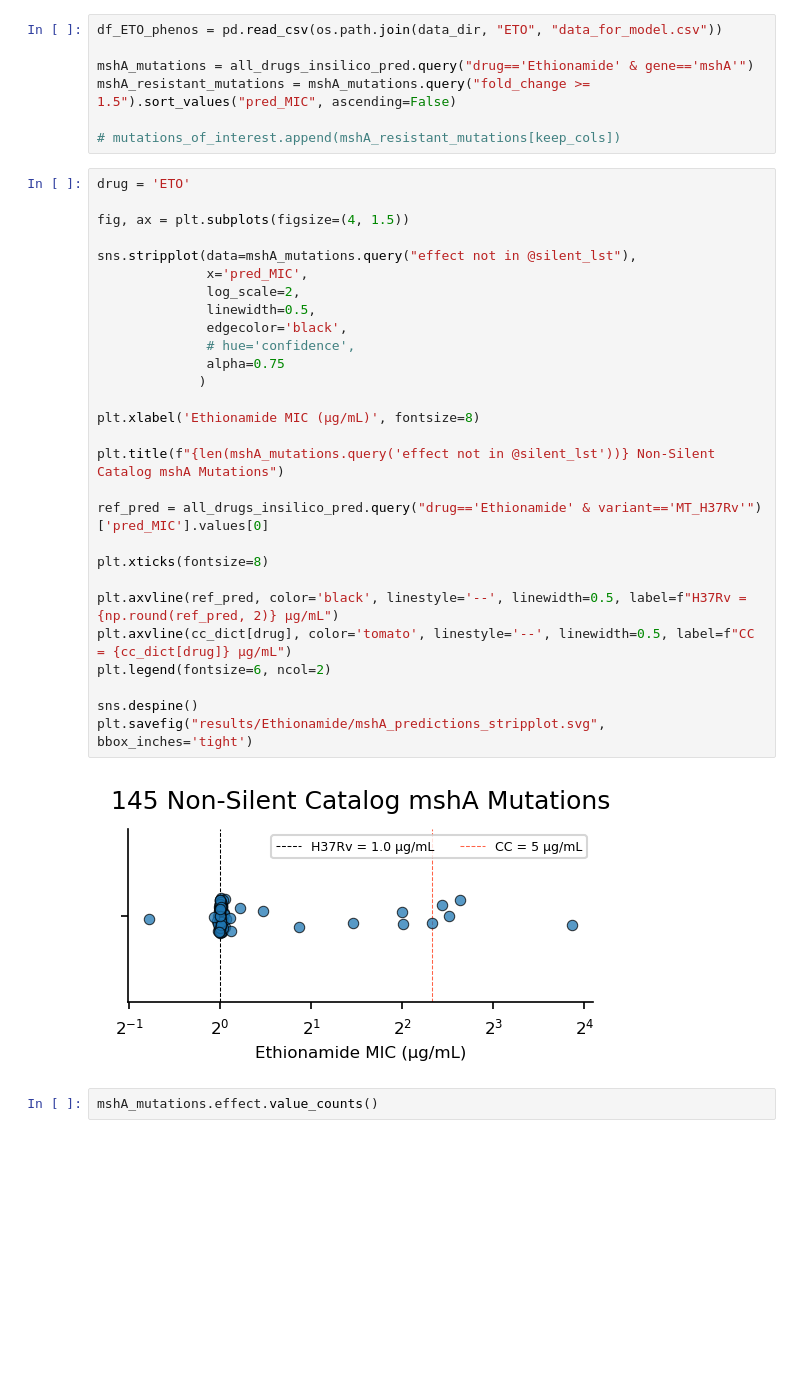
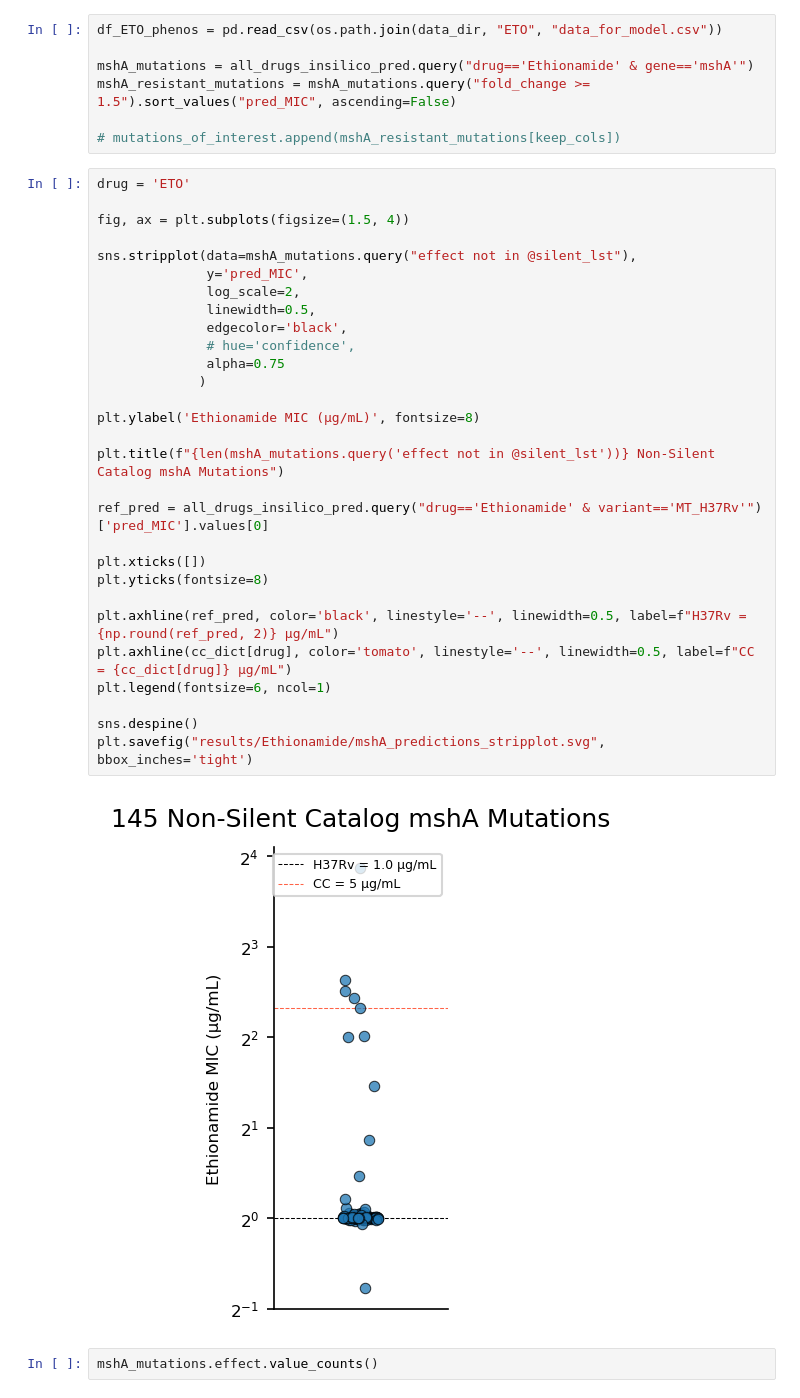
Before and after one commit to sanju99/MtbQuantCNN, a Jupyter notebook: analysis/insilico_analysis.ipynb, the cells around one changed output. Cells and saved outputs as stored; diff of their text form; blank space fills up the shorter version.

```diff
--- a/analysis/insilico_analysis.ipynb
+++ b/analysis/insilico_analysis.ipynb
@@ -700,33 +701,34 @@ mshA_resistant_mutations = mshA_mutations.query("fold_change >= 1.5").sort_value
 # %%
 drug = 'ETO'
 
-fig, ax = plt.subplots(figsize=(4, 1.5))
+fig, ax = plt.subplots(figsize=(1.5, 4))
 
 sns.stripplot(data=mshA_mutations.query("effect not in @silent_lst"),
-              x='pred_MIC',
+              y='pred_MIC',
               log_scale=2,
               linewidth=0.5,
               edgecolor='black',
               # hue='confidence',
               alpha=0.75
              )
 
-plt.xlabel('Ethionamide MIC (µg/mL)', fontsize=8)
+plt.ylabel('Ethionamide MIC (µg/mL)', fontsize=8)
 
 plt.title(f"{len(mshA_mutations.query('effect not in @silent_lst'))} Non-Silent Catalog mshA Mutations")
 
 ref_pred = all_drugs_insilico_pred.query("drug=='Ethionamide' & variant=='MT_H37Rv'")['pred_MIC'].values[0]
 
-plt.xticks(fontsize=8)
+plt.xticks([])
+plt.yticks(fontsize=8)
 
-plt.axvline(ref_pred, color='black', linestyle='--', linewidth=0.5, label=f"H37Rv = {np.round(ref_pred, 2)} µg/mL")
-plt.axvline(cc_dict[drug], color='tomato', linestyle='--', linewidth=0.5, label=f"CC = {cc_dict[drug]} µg/mL")
-plt.legend(fontsize=6, ncol=2)
+plt.axhline(ref_pred, color='black', linestyle='--', linewidth=0.5, label=f"H37Rv = {np.round(ref_pred, 2)} µg/mL")
+plt.axhline(cc_dict[drug], color='tomato', linestyle='--', linewidth=0.5, label=f"CC = {cc_dict[drug]} µg/mL")
+plt.legend(fontsize=6, ncol=1)
 
 sns.despine()
 plt.savefig("results/Ethionamide/mshA_predictions_stripplot.svg", bbox_inches='tight')
 # %% [output]
-[figure, old version]
+[figure, new version]
 # %%
 mshA_mutations.effect.value_counts()
 # %% [output]
```
Also changed, not shown: parts of 9 cells of this notebook, 25 other files.
